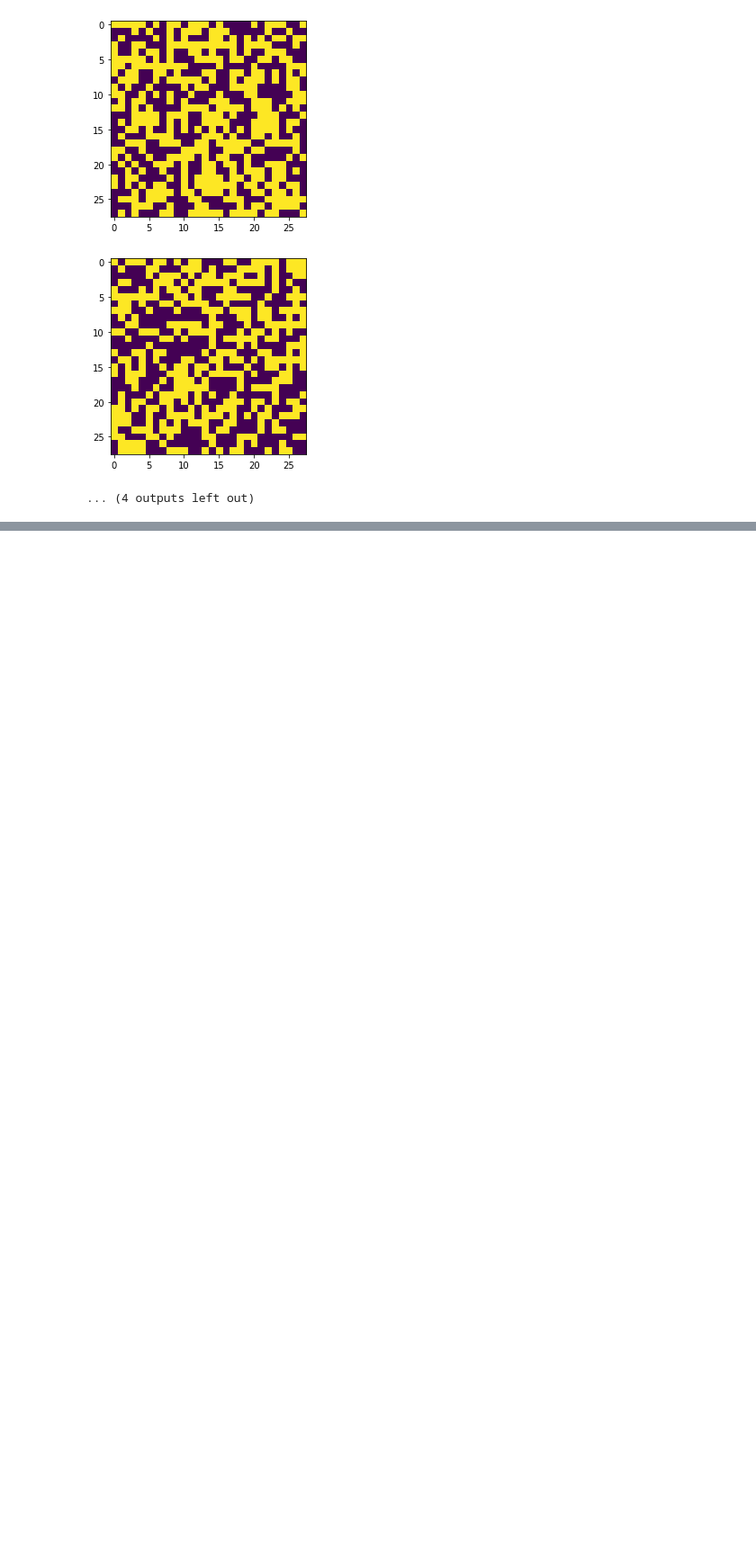
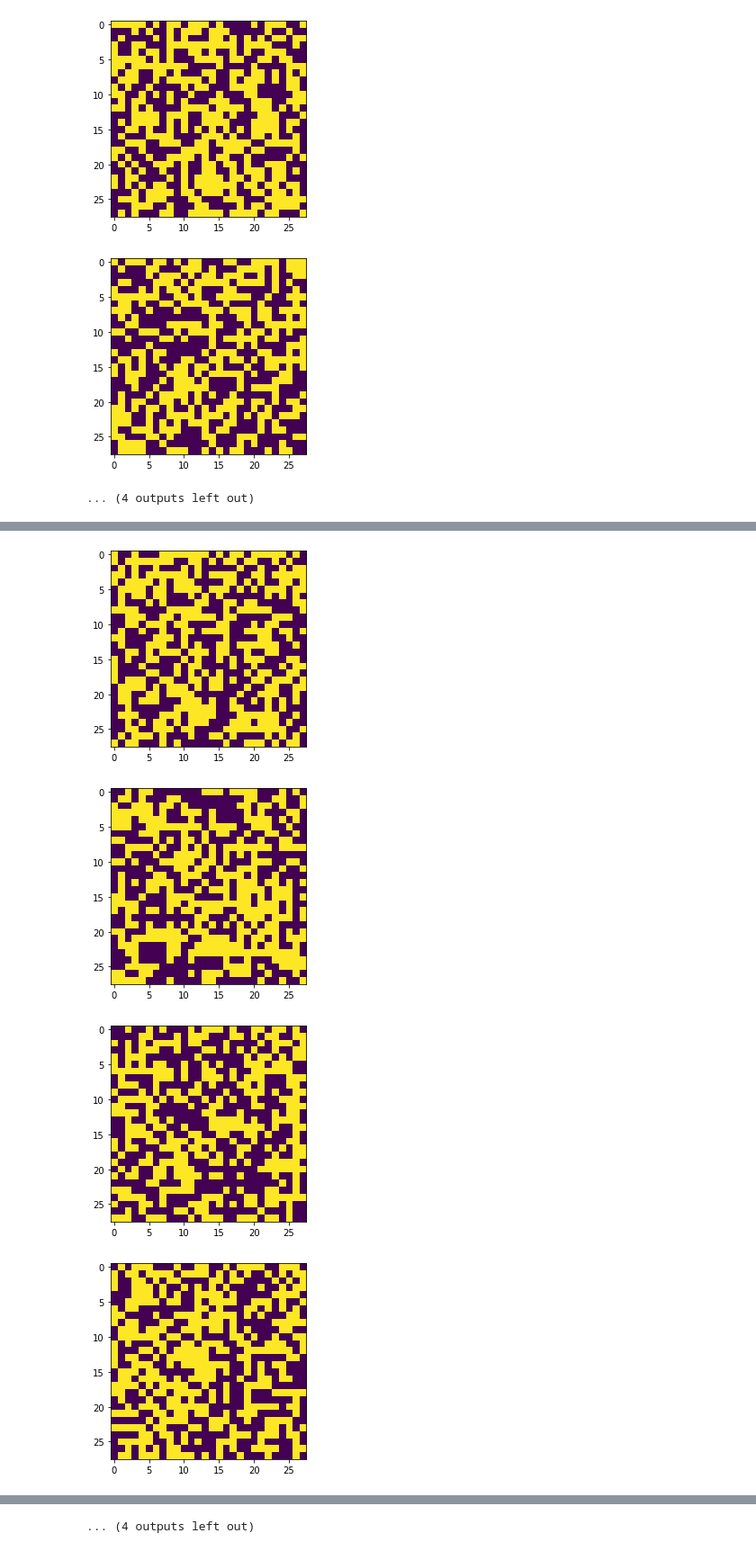
Before and after one commit to Sorger-Lab/4F-system, a Jupyter notebook: localsearch/local search.ipynb, the cells around one changed output, grey strips where cells are left out. Shown at 90% size. Cells and saved outputs as stored; diff of their text form; code cells hidden in the pictures; blank space fills up the shorter version.

```diff
--- a/localsearch/local search.ipynb
+++ b/localsearch/local search.ipynb
@@ -622,0 +814,9 @@ weight_tracking=
+# %%
+for i in range(16):
+    plt.imshow(np.fft.fftshift(w1[i]))
+    plt.show()
+# %% [output]
+[figure, added]
+[figure, added]
+[figure, added]
+[figure, added]
@@ -622,0 +831 @@ weight_tracking=
+... (4 outputs left out)
```
Also changed, not shown: parts of 7 cells of this notebook.
